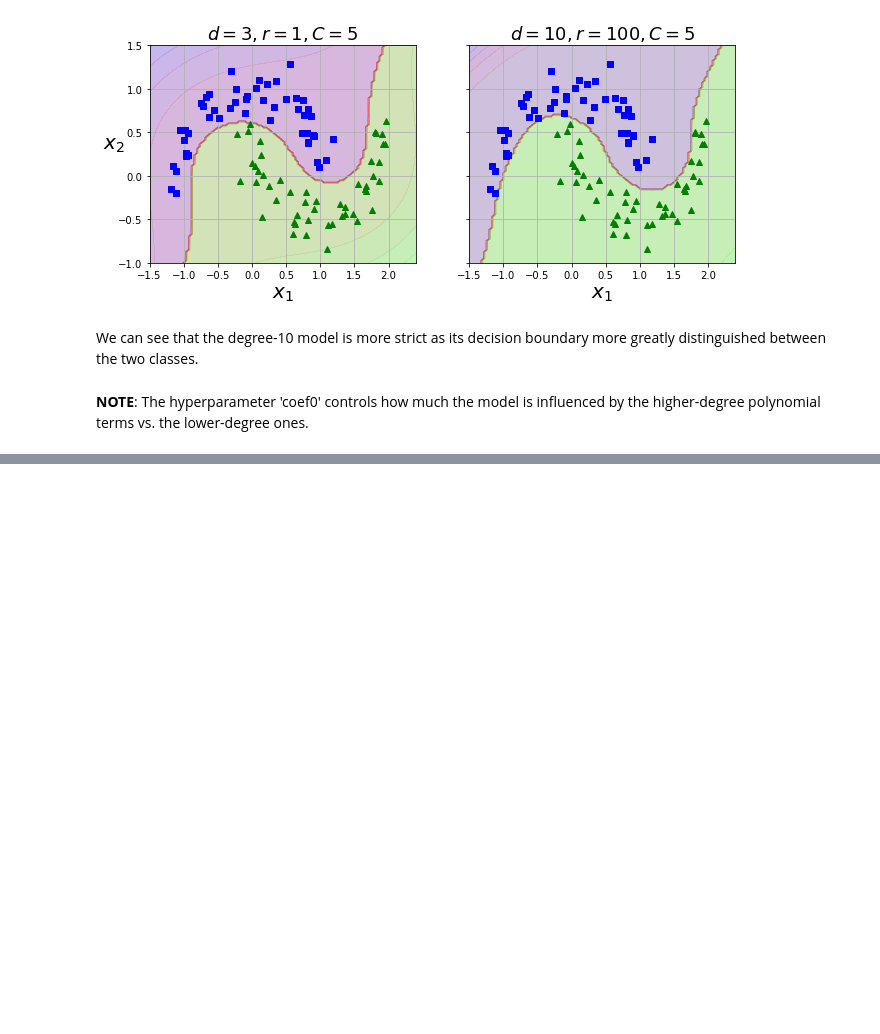
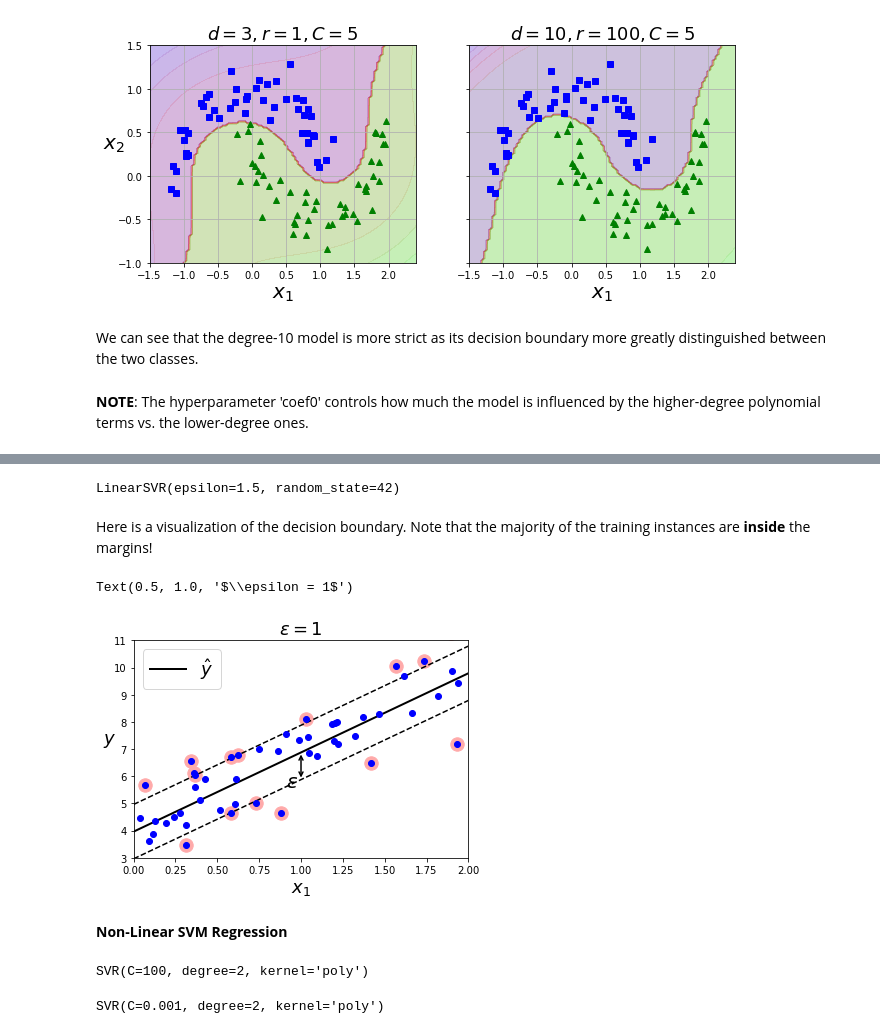
Before and after one commit to aj112358/ML_Notes, a Jupyter notebook: 05_Support_Vector_Machines/05_Support_Vector_Machines.ipynb, the cells around one changed output, grey strips where cells are left out. Cells and saved outputs as stored; diff of their text form; code cells hidden in the pictures; blank space fills up the shorter version.

```diff
--- a/05_Support_Vector_Machines/05_Support_Vector_Machines.ipynb
+++ b/05_Support_Vector_Machines/05_Support_Vector_Machines.ipynb
@@ -230,0 +249,16 @@ We can see that the degree-10 model is more strict as its decision boundary more
+# %%
+np.random.seed(42)
+
+m = 50 # Number of instances
+
+X = 2 * np.random.rand(m, 1)
+y = (4 + 3 * X + np.random.randn(m, 1)).ravel()
+# %%
+from sklearn.svm import LinearSVR
+
+svm_regression = LinearSVR(epsilon=1.5, random_state=42)
+svm_regression.fit(X, y)
+# %% [output]
+LinearSVR(epsilon=1.5, random_state=42)
+# %% [markdown]
+Here is a visualization of the decision boundary. Note that the majority of the training instances are **inside** the margins!
@@ -230,0 +280,36 @@ We can see that the degree-10 model is more strict as its decision boundary more
+# %%
+def plot_svm_regression(svm_reg, X, y, axes):
+    x1s = np.linspace(axes[0], axes[1], 100).reshape(100, 1)
+    y_pred = svm_reg.predict(x1s)
+    plt.plot(x1s, y_pred, "k-", linewidth=2, label=r"$\hat{y}$")
+    plt.plot(x1s, y_pred + svm_reg.epsilon, "k--")
+    plt.plot(x1s, y_pred - svm_reg.epsilon, "k--")
+    plt.scatter(X[svm_reg.support_], y[svm_reg.support_], s=180, facecolors='#FFAAAA')
+    plt.plot(X, y, "bo")
+    plt.xlabel(r"$x_1$", fontsize=18)
+    plt.legend(loc="upper left", fontsize=18)
+    plt.axis(axes)
+# %%
+#fig, axes = plt.subplots(ncols=2, figsize=(9, 4), sharey=True)
+#plt.sca(axes[0])
+
+plot_svm_regression(svm_reg1, X, y, [0, 2, 3, 11])
+plt.title(r"$\epsilon = {}$".format(svm_reg1.epsilon), fontsize=18)
+plt.ylabel(r"$y$", fontsize=18, rotation=0)
+#plt.plot([eps_x1, eps_x1], [eps_y_pred, eps_y_pred - svm_reg1.epsilon], "k-", linewidth=2)
+plt.annotate(
+        '', xy=(eps_x1, eps_y_pred), xycoords='data',
+        xytext=(eps_x1, eps_y_pred - svm_reg1.epsilon),
+        textcoords='data', arrowprops={'arrowstyle': '<->', 'linewidth': 1.5}
+    )
+plt.text(0.91, 5.6, r"$\epsilon$", fontsize=20)
+#plt.sca(axes[1])
+#plot_svm_regression(svm_reg2, X, y, [0, 2, 3, 11])
+#plt.title(r"$\epsilon = {}$".format(svm_reg2.epsilon), fontsize=18)
+
+plt.title(r"$\epsilon = {}$".format(svm_reg1.epsilon), fontsize=18)
+# %% [output]
+Text(0.5, 1.0, '$\\epsilon = 1$')
+[figure, added]
+# %% [markdown]
+**Non-Linear SVM Regression**
@@ -230,0 +323,14 @@ We can see that the degree-10 model is more strict as its decision boundary more
+# %%
+from sklearn.svm import SVR
+
+svm_poly_regression = SVR(kernel="poly", degree=2, C=100, epsilon=0.1, gamma="scale")
+svm_poly_regression.fit(X, y)
+# %% [output]
+SVR(C=100, degree=2, kernel='poly')
+# %%
+svm_poly_reg1 = SVR(kernel="poly", degree=2, C=1000, epsilon=0.1, gamma="scale")
+svm_poly_reg2 = SVR(kernel="poly", degree=2, C=0.001, epsilon=0.1, gamma="scale")
+svm_poly_reg1.fit(X, y)
+svm_poly_reg2.fit(X, y)
+# %% [output]
+SVR(C=0.001, degree=2, kernel='poly')
```
Also changed, not shown: parts of 9 cells of this notebook.
